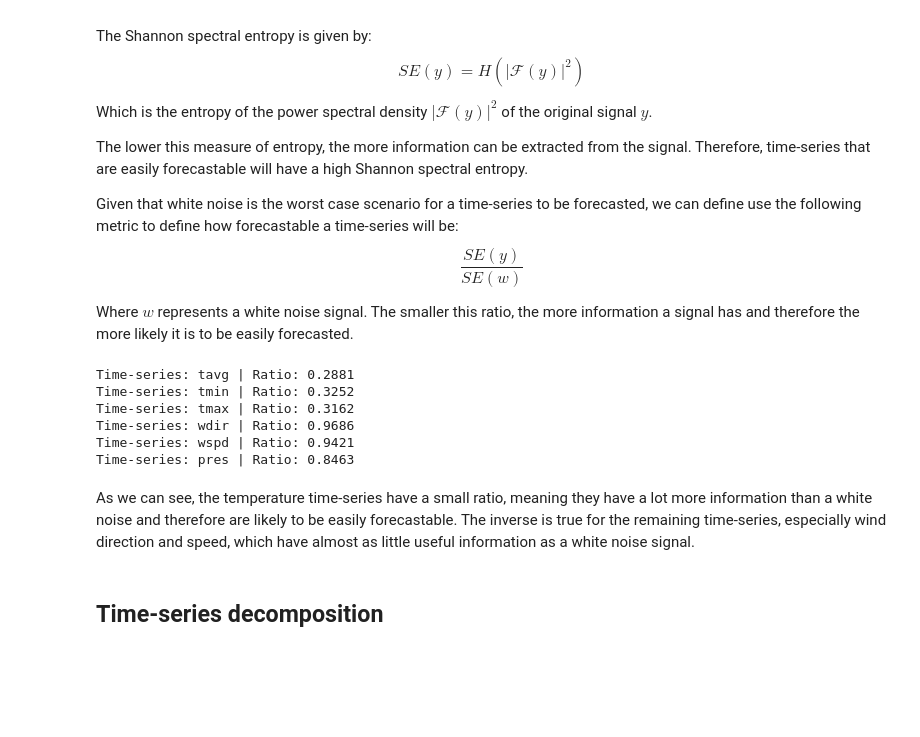
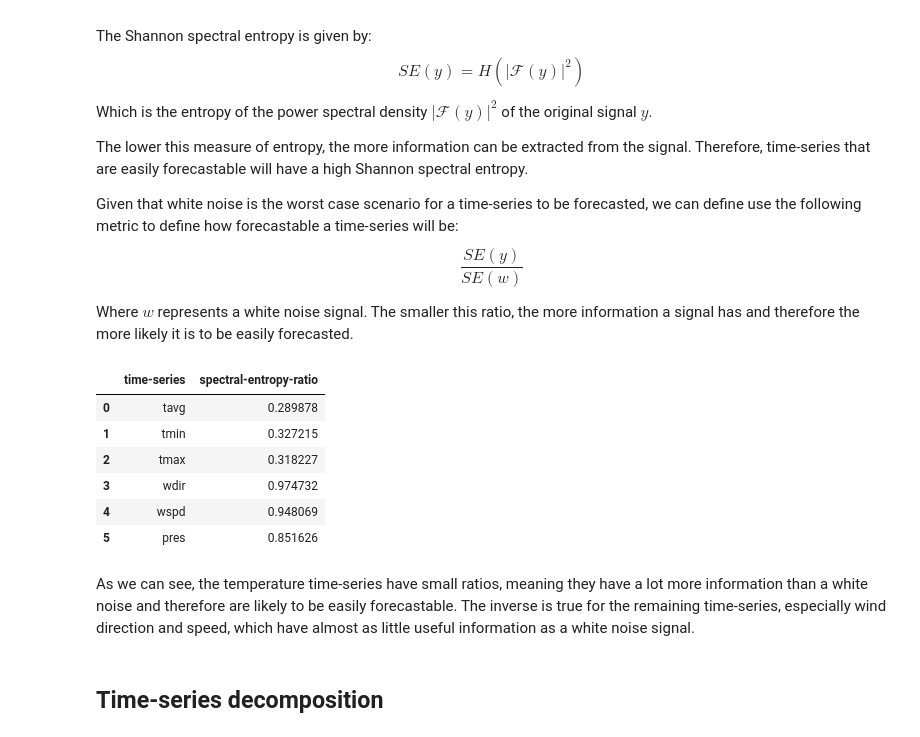
Before and after one commit to GilbertoCunha/Weather-Forecast, a Jupyter notebook: 1-eda.ipynb, the cells around one changed output. Cells and saved outputs as stored; diff of their text form; code cells hidden in the pictures; blank space fills up the shorter version.

```diff
--- a/1-eda.ipynb
+++ b/1-eda.ipynb
@@ -388,25 +388,31 @@ Where $w$ represents a white noise signal. The smaller this ratio, the more info
 # %%
 # Generate white noise and get its power spectral density
 white_noise = np.random.normal(0, 1, size=df.shape[0])
 _, pw = periodogram(white_noise)
 
 # Calculate spectral entropy ratio as defined above for each time-series
+results = {"time-series": [], "spectral-entropy-ratio": []}
 for col in num_features:
 
     # Calculate power spectral density and ratio
     f, p = periodogram(df[col].values)
     ratio = entropy(p) / entropy(pw)
 
-    print(f"Time-series: {col} | Ratio: {ratio:.4f}")
+    results["time-series"].append(col)
+    results["spectral-entropy-ratio"].append(ratio)
+
+results = pd.DataFrame(results)
+results
 # %% [output]
-Time-series: tavg | Ratio: 0.2881
-Time-series: tmin | Ratio: 0.3252
-Time-series: tmax | Ratio: 0.3162
-Time-series: wdir | Ratio: 0.9686
-Time-series: wspd | Ratio: 0.9421
-Time-series: pres | Ratio: 0.8463
+|  | time-series | spectral-entropy-ratio |
+| 0 | tavg | 0.289878 |
+| 1 | tmin | 0.327215 |
+| 2 | tmax | 0.318227 |
+| 3 | wdir | 0.974732 |
+| 4 | wspd | 0.948069 |
+| 5 | pres | 0.851626 |
 # %% [markdown]
-As we can see, the temperature time-series have a small ratio, meaning they have a lot more information than a white noise and therefore are likely to be easily forecastable. The inverse is true for the remaining time-series, especially wind direction and speed, which have almost as little useful information as a white noise signal.
+As we can see, the temperature time-series have small ratios, meaning they have a lot more information than a white noise and therefore are likely to be easily forecastable. The inverse is true for the remaining time-series, especially wind direction and speed, which have almost as little useful information as a white noise signal.
 # %% [markdown]
 ## Time-series decomposition
 # %% [markdown]
```
Also changed, not shown: parts of 1 cell of this notebook, 1 other file.
